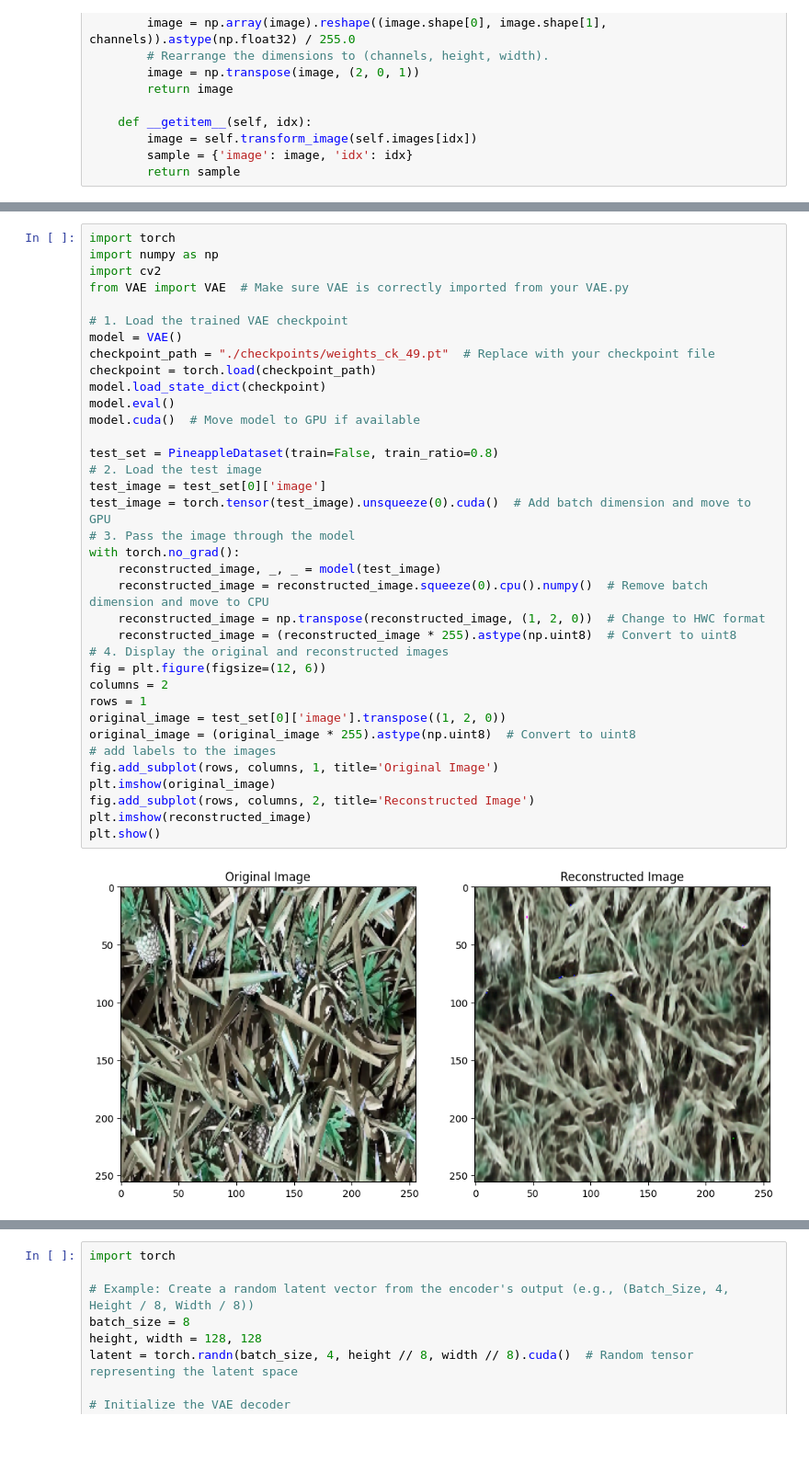
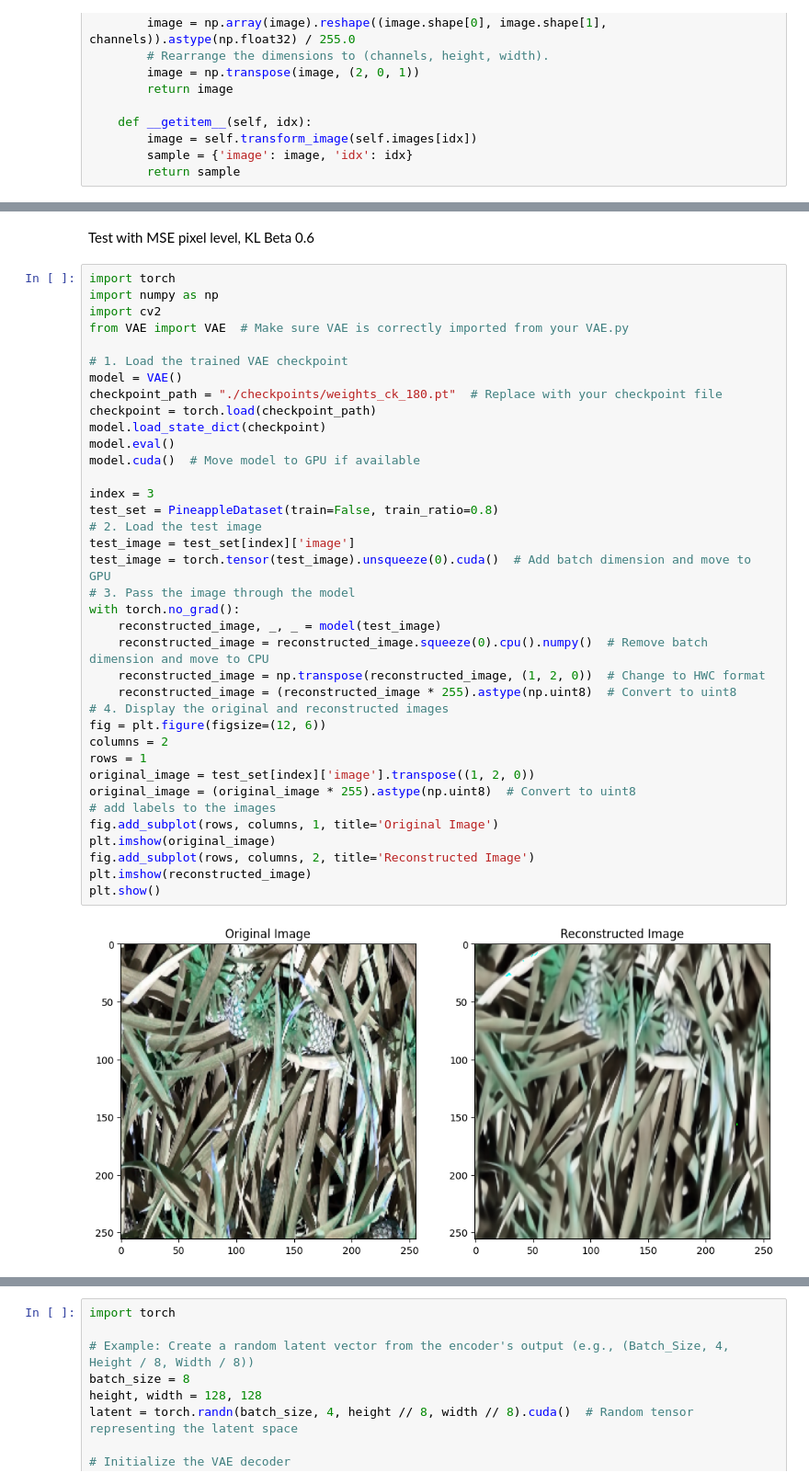
Before and after one commit to ManfredGonzalez/VAE_training, a Jupyter notebook: test.ipynb, the cells around one changed output, grey strips where cells are left out. Shown at 92% size. Saved outputs shown, nothing was run; the diff lists cells and outputs as text; blank space fills up the shorter version.

```diff
--- a/test.ipynb
+++ b/test.ipynb
@@ -79,3 +79,5 @@ plt.show()
+# %% [markdown]
+Test with MSE pixel level, KL Beta 0.6
 # %%
 import torch
 import numpy as np
@@ -83,37 +85,38 @@ import cv2
 from VAE import VAE  # Make sure VAE is correctly imported from your VAE.py
 
 # 1. Load the trained VAE checkpoint
 model = VAE()
-checkpoint_path = "./checkpoints/weights_ck_49.pt"  # Replace with your checkpoint file
+checkpoint_path = "./checkpoints/weights_ck_180.pt"  # Replace with your checkpoint file
 checkpoint = torch.load(checkpoint_path)
 model.load_state_dict(checkpoint)
 model.eval()
 model.cuda()  # Move model to GPU if available
 
+index = 3
 test_set = PineappleDataset(train=False, train_ratio=0.8)
 # 2. Load the test image
-test_image = test_set[0]['image']
+test_image = test_set[index]['image']
 test_image = torch.tensor(test_image).unsqueeze(0).cuda()  # Add batch dimension and move to GPU
 # 3. Pass the image through the model
 with torch.no_grad():
     reconstructed_image, _, _ = model(test_image)
     reconstructed_image = reconstructed_image.squeeze(0).cpu().numpy()  # Remove batch dimension and move to CPU
     reconstructed_image = np.transpose(reconstructed_image, (1, 2, 0))  # Change to HWC format
     reconstructed_image = (reconstructed_image * 255).astype(np.uint8)  # Convert to uint8
 # 4. Display the original and reconstructed images
 fig = plt.figure(figsize=(12, 6))
 columns = 2
 rows = 1
-original_image = test_set[0]['image'].transpose((1, 2, 0))
+original_image = test_set[index]['image'].transpose((1, 2, 0))
 original_image = (original_image * 255).astype(np.uint8)  # Convert to uint8
 # add labels to the images
 fig.add_subplot(rows, columns, 1, title='Original Image')
 plt.imshow(original_image)
 fig.add_subplot(rows, columns, 2, title='Reconstructed Image')
 plt.imshow(reconstructed_image)
 plt.show()
 # %% [output]
-[figure, old version]
+[figure, new version]
 # %%
 import torch
 import numpy as np
```
Also changed, not shown: parts of 3 cells of this notebook.
